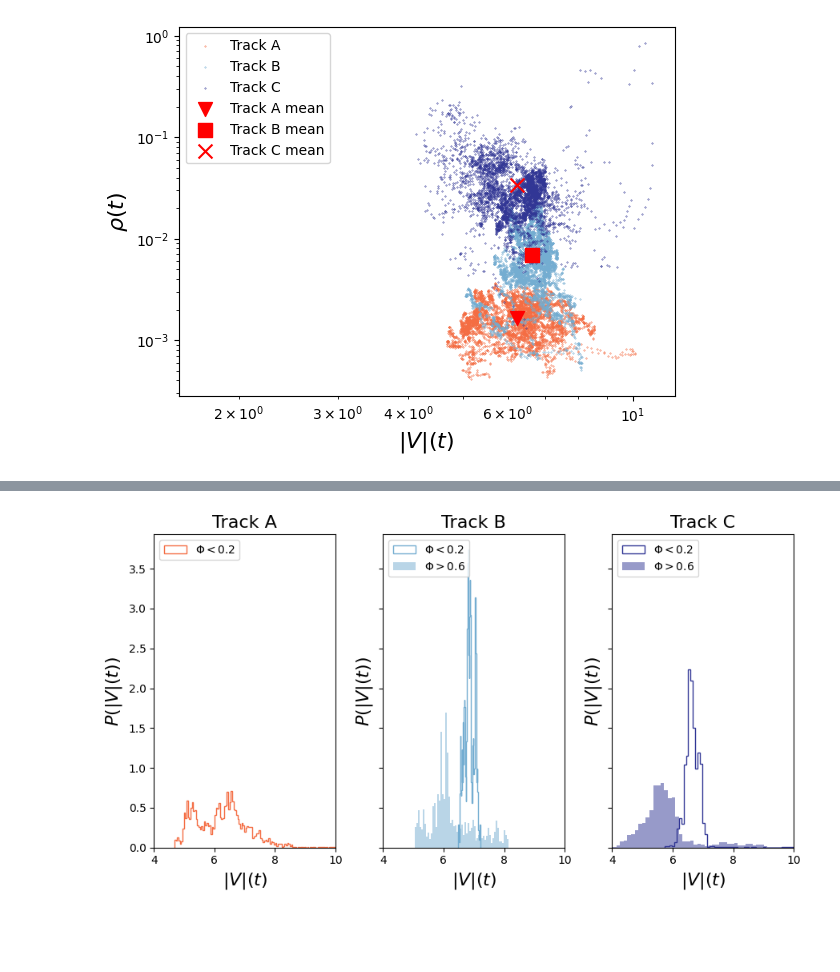
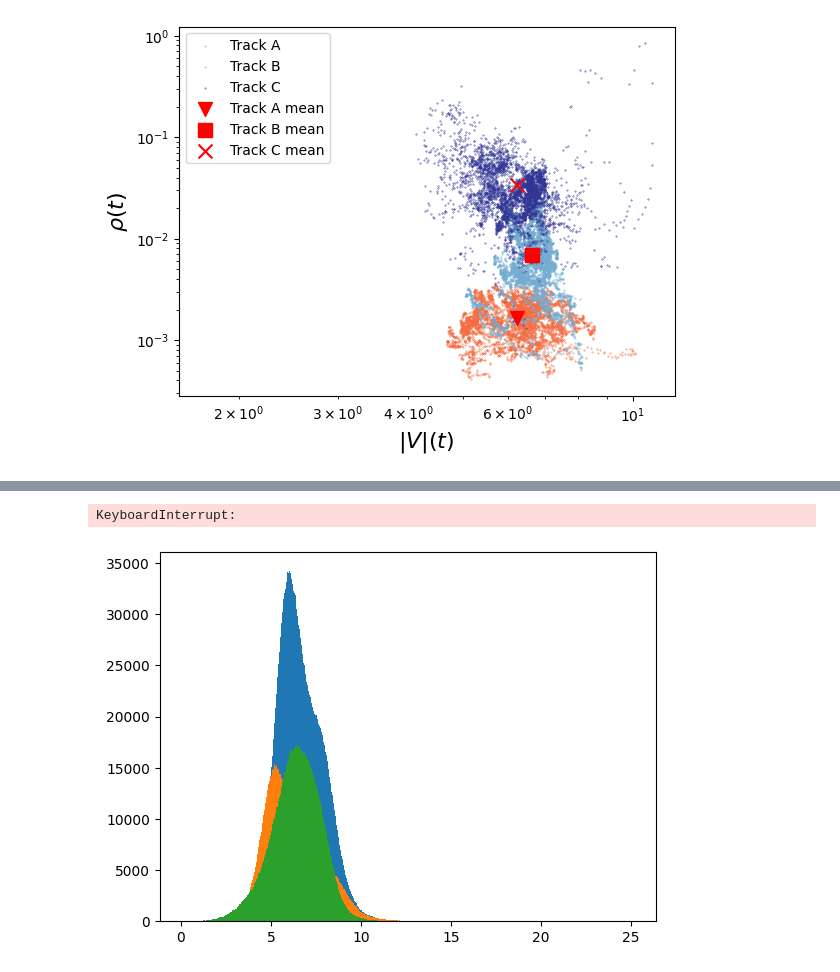
Before and after one commit to mmccraw98/flocking-emergence-iw, a Jupyter notebook: code/data/initial-data-analysis.ipynb, the cells around one changed output, grey strips where cells are left out. Drawn from its saved outputs; the diff is of its cells as text; code cells hidden in the pictures; blank space fills up the shorter version.

```diff
--- a/code/data/initial-data-analysis.ipynb
+++ b/code/data/initial-data-analysis.ipynb
@@ -325,26 +362,0 @@ plt.savefig('velocity_magnitude_vs_density.png', dpi=300, bbox_inches='tight')
-# %%
-labels = ['Track A', 'Track B', 'Track C']
-dfs = [df_A, df_B, df_C]
-vel_orders = [vel_order_A, vel_order_B, vel_order_C]
-cs = [colors[0], colors[3], colors[4]]
-
-fig, ax = plt.subplots(1, 3, figsize=(9, 5), sharey=True, sharex=True)
-ax[0].set_xlim(4, 10)
-for i, (df, vel_order, label, color) in enumerate(zip(dfs, vel_orders, labels, cs)):
-    for condition, cond_label in zip([vel_order > phi_high, vel_order < phi_low][::-1], [r'$\Phi>0.6$', r'$\Phi<0.2$'][::-1]):
-        df_sub = df[df.time.isin(vel_order[condition].index.values)].copy()
-        vel = vel_order[condition]
-        vel_mag = df_sub.groupby('time').V.mean().values
-        if vel.size > 0:
-            if cond_label == r'$\Phi>0.6$':
-                ax[i].hist(vel_mag, bins=int(np.sqrt(vel_mag.size)), color=color, density=True, label=cond_label, alpha=0.5)
-            else:
-                ax[i].hist(vel_mag, bins=int(np.sqrt(vel_mag.size)), color=color, density=True, histtype='step', label=cond_label)
-    ax[i].legend(loc='upper left')
-    ax[i].set_xlabel('$|V|(t)$', fontsize=16)
-    ax[i].set_ylabel(r'$P(|V|(t))$', fontsize=16)
-    ax[i].set_title(label, fontsize=16)
-plt.tight_layout()
-plt.savefig(f'high_vs_low_order_correlations_PDF_velocity_magnitude.png', dpi=300, bbox_inches='tight')
-# %% [output]
-[figure, removed]
@@ -354,0 +363,20 @@ plt.savefig(f'high_vs_low_order_correlations_PDF_velocity_magnitude.png', dpi=30
+# %%
+dists = np.array([])
+for t in tqdm(df_A.time.unique()):
+    df = df_A[df_A.time == t].copy()
+    points = df[['x', 'y', 'z']].values
+    diff = points[:, np.newaxis, :] - points[np.newaxis, :, :]
+    distances = np.sqrt(np.sum(diff**2, axis=-1))
+    distances = distances[np.triu_indices_from(distances, k=1)]
+    dists = np.concatenate((dists, distances))
+# %% [output]
+KeyboardInterrupt:
+# %%
+# TODO: comparison with maxwell boltzmann distribution
+
+plt.hist(df_B.V, bins=int(np.sqrt(df_B.V.size)))
+plt.hist(df_A.V, bins=int(np.sqrt(df_A.V.size)))
+plt.hist(df_C.V, bins=int(np.sqrt(df_C.V.size)))
+plt.show()
+# %% [output]
+[figure, added]
```
Also changed, not shown: parts of 13 cells of this notebook, 9 other files.
